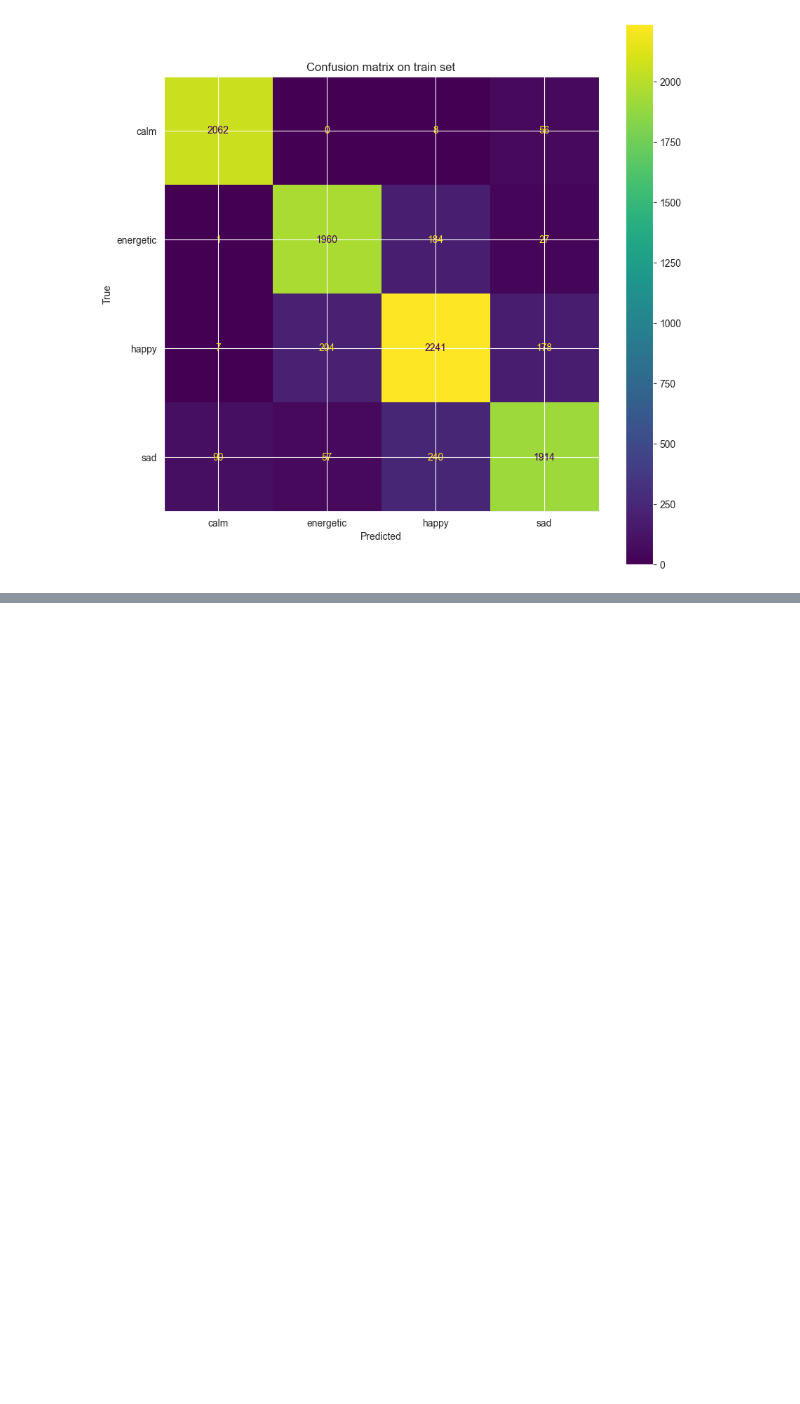
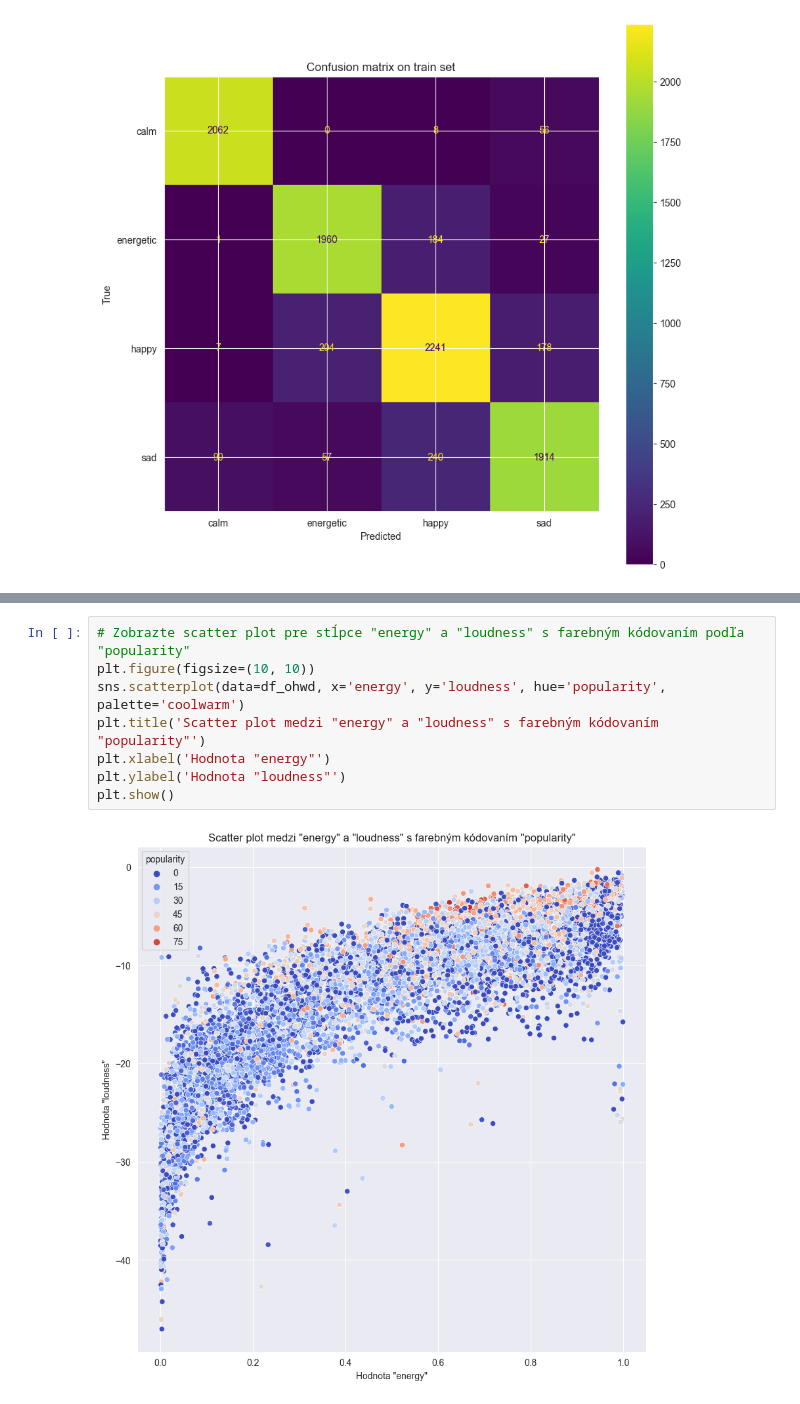
Before and after one commit to LiquiNaut/SUNS-zadanie-1, a Jupyter notebook: main.ipynb, the cells around one changed output, grey strips where cells are left out. Cells and saved outputs as stored; diff of their text form; blank space fills up the shorter version.

```diff
--- a/main.ipynb
+++ b/main.ipynb
@@ -291,0 +297,10 @@ plt.show()
+# %%
+# Zobrazte scatter plot pre stĺpce "energy" a "loudness" s farebným kódovaním podľa "popularity"
+plt.figure(figsize=(10, 10))
+sns.scatterplot(data=df_ohwd, x='energy', y='loudness', hue='popularity', palette='coolwarm')
+plt.title('Scatter plot medzi "energy" a "loudness" s farebným kódovaním "popularity"')
+plt.xlabel('Hodnota "energy"')
+plt.ylabel('Hodnota "loudness"')
+plt.show()
+# %% [output]
+[figure, added]
```
Also changed, not shown: parts of 12 cells of this notebook, 4 other files.
